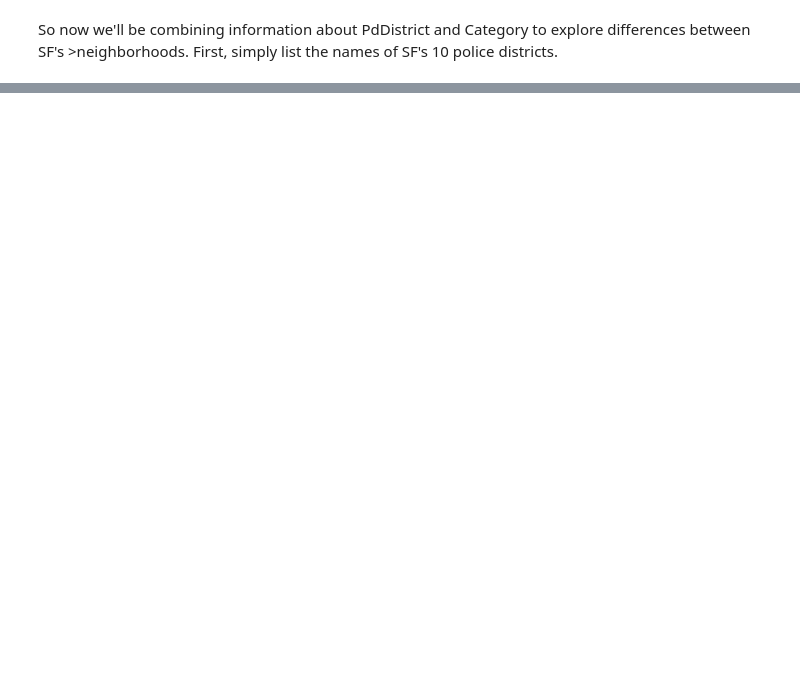
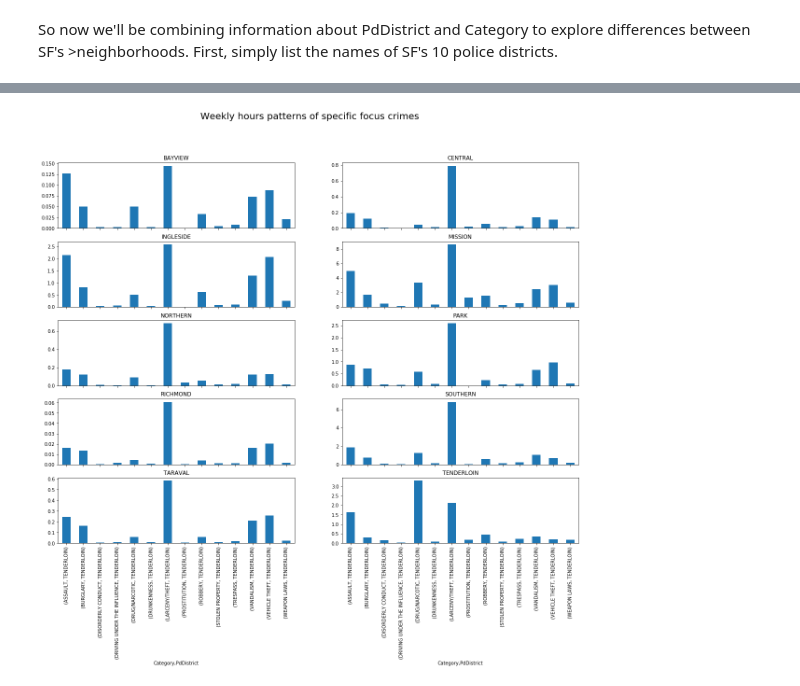
Before and after one commit to AbdulstarKousa/social-data-analysis, a Jupyter notebook: Asterios/Week2_Asterios.ipynb, the cells around one changed output, grey strips where cells are left out. Drawn from its saved outputs; the diff is of its cells as text; code cells hidden in the pictures; blank space fills up the shorter version.

```diff
--- a/Asterios/Week2_Asterios.ipynb
+++ b/Asterios/Week2_Asterios.ipynb
@@ -135,0 +206,2 @@ So now we'll be combining information about PdDistrict and Category to explore d
+# %%
+pcrimesOrd = mostFocusCrimes.groupby('Category')['PdId'].count() / rows
@@ -165,0 +234,6 @@ TypeError: 'in <string>' requires string as left operand, not set
+# %%
+#Calculate P(crime/district)
+pCrimeDistrict = mostFocusCrimes.groupby(['Category', 'PdDistrict'])['PdId'].count() / rows
+pCrimeDistrict = pCrimeDistrict.sort_values(ascending=True)
+pCrimeDistrict = pCrimeDistrict.unstack(level=0)
+#pCrimeDistrict
@@ -165,0 +244,16 @@ TypeError: 'in <string>' requires string as left operand, not set
+# %%
+# Plots for weekly hour patterns for all Focus Crimes
+fig, axarr = plt.subplots(5, 2, figsize=(20, 15), sharex=True)
+plt.suptitle('Weekly hours patterns of specific focus crimes', fontsize=20)
+
+# for i,crime in enumerate(focuscrimes):
+#     focusCrimeDf = pd.DataFrame(PDreports.groupby(['Category', 'DayOfWeek', 'Hour']).count()
+
+#                              .filter(like = crime, axis=0)['PdId']).unstack(level=0)
+for i,crime in enumerate(pCrimeDistrict.index):
+    focusCrimeDf = pCrimeDistrict.filter(like = crime, axis = 0).unstack(level=0) / pcrimesOrd[i]
+
+    x1 = focusCrimeDf.plot(kind='bar', ax=axarr[i//2,i%2], title=crime, rot=90, grid=False, legend=False)
+    x2 = focusCrimeDf.plot(kind='bar', ax=axarr[i//2,i%2], title=crime, rot=90, grid=False, legend=False)
+# %% [output]
+[figure, added]
```
Also changed, not shown: parts of 20 cells of this notebook.
